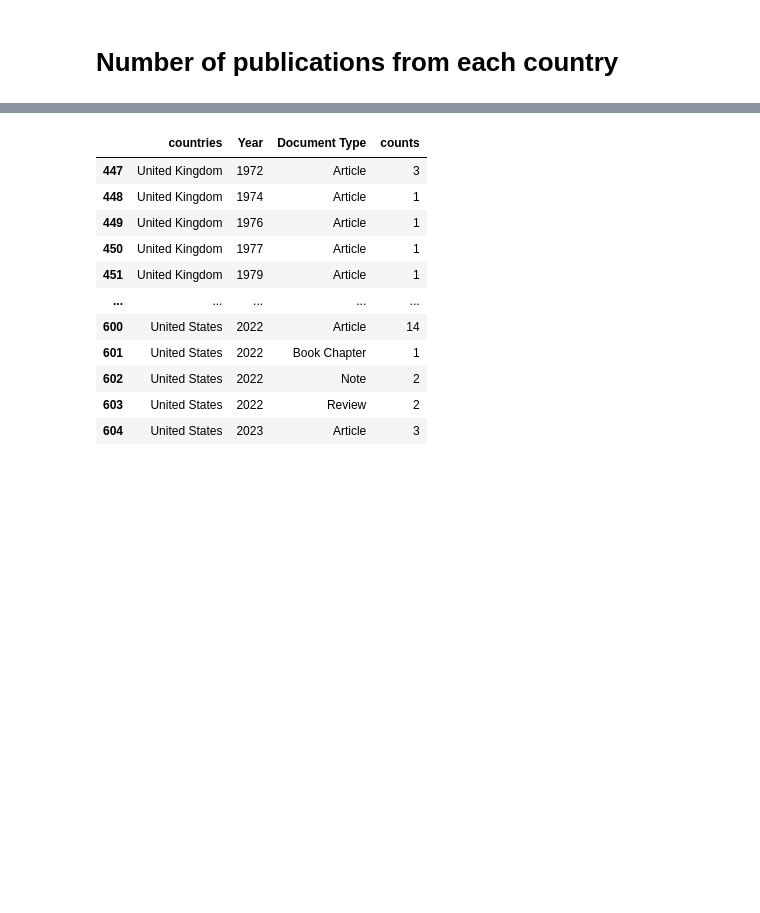
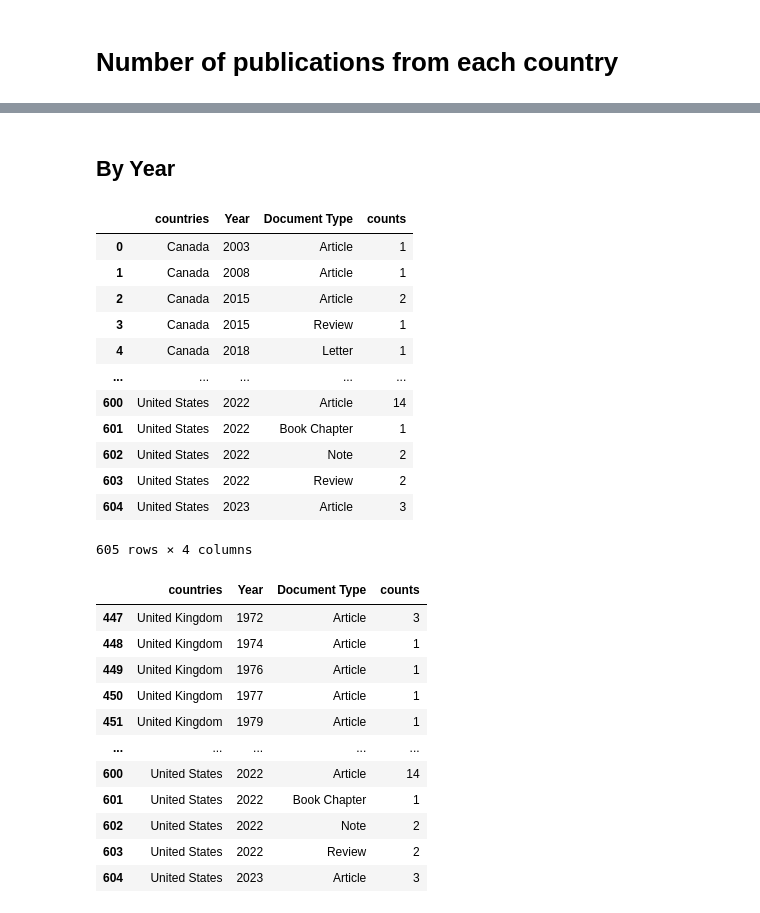
Before and after one commit to msherrif04/OphthoViz, a Jupyter notebook: notebooks/visualizations.ipynb, the cells around one changed output, grey strips where cells are left out. Cells and saved outputs as stored; diff of their text form; code cells hidden in the pictures; blank space fills up the shorter version.

```diff
--- a/notebooks/visualizations.ipynb
+++ b/notebooks/visualizations.ipynb
@@ -43,5 +64,22 @@ df_num_publications = pd.read_csv('../data/processed/publication_count.csv', ind
+# %% [markdown]
+## By Year
 # %%
 df_num_publications['counts']=1
-df_num_publications = df_num_publications.groupby(['countries','Year','Document Type'])['countries'].count().reset_index(name='counts')
+df_num_publications_yr = df_num_publications.groupby(['countries','Year','Document Type'])['countries'].count().reset_index(name='counts')
+df_num_publications_yr
+# %% [output]
+|  | countries | Year | Document Type | counts |
+| 0 | Canada | 2003 | Article | 1 |
+| 1 | Canada | 2008 | Article | 1 |
+| 2 | Canada | 2015 | Article | 2 |
+| 3 | Canada | 2015 | Review | 1 |
+| 4 | Canada | 2018 | Letter | 1 |
+| ... | ... | ... | ... | ... |
+| 600 | United States | 2022 | Article | 14 |
+| 601 | United States | 2022 | Book Chapter | 1 |
+| 602 | United States | 2022 | Note | 2 |
+| 603 | United States | 2022 | Review | 2 |
+| 604 | United States | 2023 | Article | 3 |
+605 rows × 4 columns
 # %%
 comp_list=['United Kingdom','United States']
```
Also changed, not shown: parts of 72 cells of this notebook, 2 other files.
